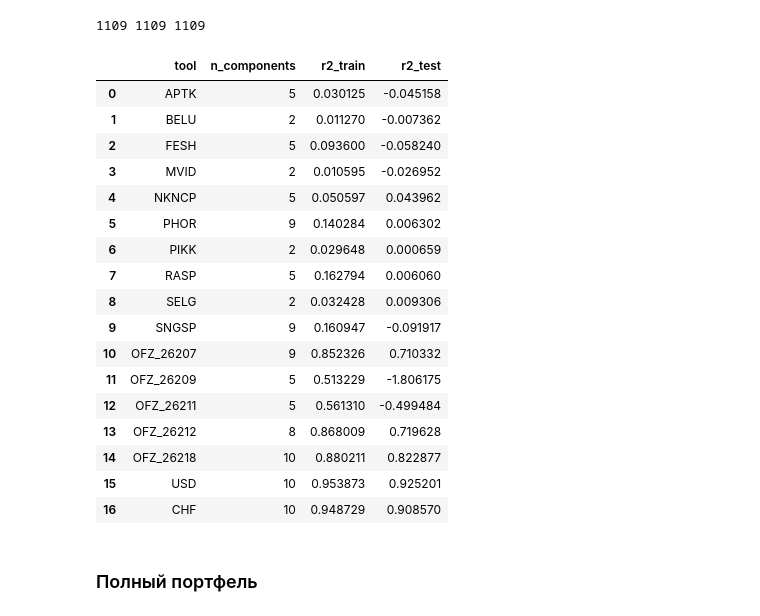
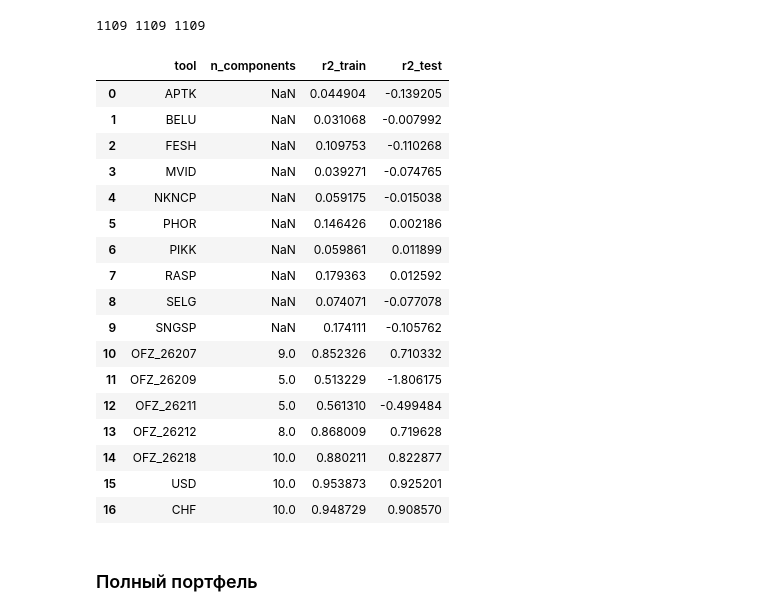
Before and after one commit to goo-goo-goo-joob/hse_market_risk, a Jupyter notebook: 05_backtesting.ipynb, the cells around one changed output. Cells and saved outputs as stored; diff of their text form; code cells hidden in the pictures.

Commit message:
remove pca from stocks modeling

```diff
--- a/05_backtesting.ipynb
+++ b/05_backtesting.ipynb
@@ -15,7 +15,7 @@ split_date = "2020-12-30"
 interest_rates = ["cbr_g_curve"]
 currencies = ["USD", "CHF"]
 indexes = ["BRENT", "GOLD", "IMOEX", "RTSI"]
-instruments = [
+stocks = [
     "APTK",
     "BELU",
     "FESH",
@@ -26,13 +26,15 @@ instruments = [
     "RASP",
     "SELG",
     "SNGSP",
-    # "YNDX",
+]
+bonds = [
     "OFZ_26207",
     "OFZ_26209",
     "OFZ_26211",
     "OFZ_26212",
     "OFZ_26218",
 ]
+instruments = stocks + bonds
 # %%
 def concat_data(files):
     df = []
@@ -90,26 +92,30 @@ class Model:
     def __init__(self, n_components=None, pca_args=None, lr_args=None):
         self.pca_args = pca_args or {"random_state": 42}
         self.lr_args = lr_args or {}
-        self.pca = PCA(n_components, **self.pca_args)
+        self.n_components = n_components
+        self.pca = n_components and PCA(n_components, **self.pca_args)
         self.lr = LinearRegression(**self.lr_args)
 
     def fit(self, data, target):
         data = get_values(data)
         target = get_values(target)
-        data_pca = self.pca.fit_transform(data)
-        self.lr.fit(data_pca, target)
+        if self.pca:
+            data = self.pca.fit_transform(data)
+        self.lr.fit(data, target)
         return self
 
     def predict_pca(self, data):
         data = get_values(data)
-        return self.pca.transform(data)
+        if self.pca:
+            return self.pca.transform(data)
+        return data
 
     def predict_lr(self, data):
         return self.lr.predict(data)
 
     def predict(self, data):
-        data = get_values(data)
-        return self.lr.predict(self.pca.transform(data))
+        data = self.predict_pca(data)
+        return self.predict_lr(data)
 
     def __repr__(self):
         return "{}({}, {})".format(self.__class__.__name__, self.pca, self.lr)
@@ -149,41 +155,45 @@ class AutoModel:
 # %%
 results = []
 instrument_models = {}
 
 for f in features_tools:
-    m = AutoModel().fit(train_df[features_risk], train_df[f])
+    if f in stocks:
+        m = Model()
+    else:
+        m = AutoModel()
+    m = m.fit(train_df[features_risk], train_df[f])
     score = m.predict(train_df[features_risk])
     score_test = m.predict(test_df[features_risk])
     results.append(
         {
             "tool": f,
-            "n_components": m.pca.n_components,
+            "n_components": m.n_components,
             "r2_train": r2_score(train_df[f], score),
             "r2_test": r2_score(test_df[f], score_test),
         }
     )
     instrument_models[f] = m
 results = pd.DataFrame(results)
 results
 # %% [output]
 |  | tool | n_components | r2_train | r2_test |
-| 0 | APTK | 5 | 0.030125 | -0.045158 |
-| 1 | BELU | 2 | 0.011270 | -0.007362 |
-| 2 | FESH | 5 | 0.093600 | -0.058240 |
-| 3 | MVID | 2 | 0.010595 | -0.026952 |
-| 4 | NKNCP | 5 | 0.050597 | 0.043962 |
-| 5 | PHOR | 9 | 0.140284 | 0.006302 |
-| 6 | PIKK | 2 | 0.029648 | 0.000659 |
-| 7 | RASP | 5 | 0.162794 | 0.006060 |
-| 8 | SELG | 2 | 0.032428 | 0.009306 |
-| 9 | SNGSP | 9 | 0.160947 | -0.091917 |
-| 10 | OFZ_26207 | 9 | 0.852326 | 0.710332 |
-| 11 | OFZ_26209 | 5 | 0.513229 | -1.806175 |
-| 12 | OFZ_26211 | 5 | 0.561310 | -0.499484 |
-| 13 | OFZ_26212 | 8 | 0.868009 | 0.719628 |
-| 14 | OFZ_26218 | 10 | 0.880211 | 0.822877 |
-| 15 | USD | 10 | 0.953873 | 0.925201 |
-| 16 | CHF | 10 | 0.948729 | 0.908570 |
+| 0 | APTK | NaN | 0.044904 | -0.139205 |
+| 1 | BELU | NaN | 0.031068 | -0.007992 |
+| 2 | FESH | NaN | 0.109753 | -0.110268 |
+| 3 | MVID | NaN | 0.039271 | -0.074765 |
+| 4 | NKNCP | NaN | 0.059175 | -0.015038 |
+| 5 | PHOR | NaN | 0.146426 | 0.002186 |
+| 6 | PIKK | NaN | 0.059861 | 0.011899 |
+| 7 | RASP | NaN | 0.179363 | 0.012592 |
+| 8 | SELG | NaN | 0.074071 | -0.077078 |
+| 9 | SNGSP | NaN | 0.174111 | -0.105762 |
+| 10 | OFZ_26207 | 9.0 | 0.852326 | 0.710332 |
+| 11 | OFZ_26209 | 5.0 | 0.513229 | -1.806175 |
+| 12 | OFZ_26211 | 5.0 | 0.561310 | -0.499484 |
+| 13 | OFZ_26212 | 8.0 | 0.868009 | 0.719628 |
+| 14 | OFZ_26218 | 10.0 | 0.880211 | 0.822877 |
+| 15 | USD | 10.0 | 0.953873 | 0.925201 |
+| 16 | CHF | 10.0 | 0.948729 | 0.908570 |
 # %%
 import copy
 
```
Also changed, not shown: parts of 6 cells of this notebook.
